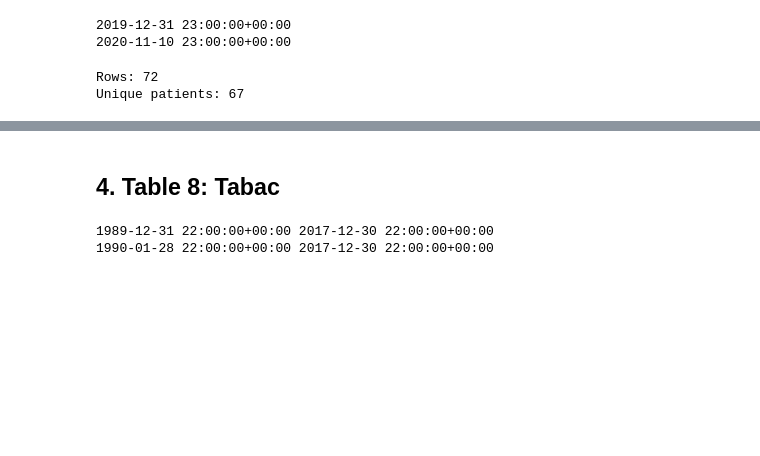
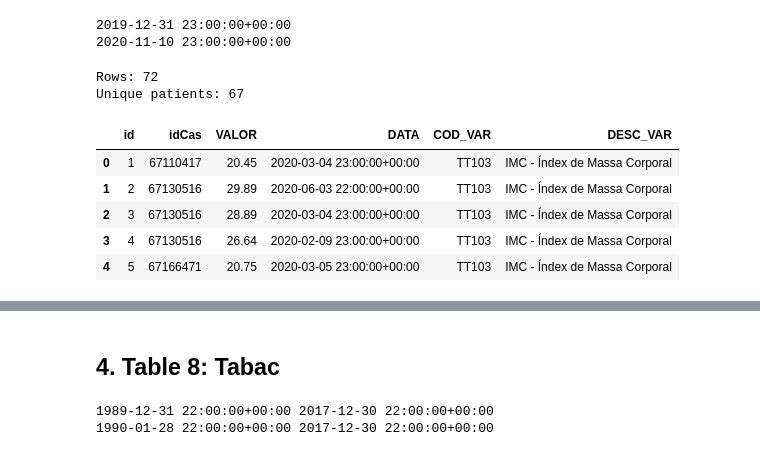
Before and after one commit to laiaraja/Data-sintetica, a Jupyter notebook: src/anys_cobertura_taules.ipynb, the cells around one changed output, grey strips where cells are left out. Drawn from its saved outputs; the diff is of its cells as text; code cells hidden in the pictures; blank space fills up the shorter version.

```diff
--- a/src/anys_cobertura_taules.ipynb
+++ b/src/anys_cobertura_taules.ipynb
@@ -54,3 +55,12 @@ df_4_derivacio_schiz.to_csv(r"C:\Users\laiar\Desktop\DATOS_PADRIS_nets\Datos_pad
 # %% [output]
 Rows: 72
 Unique patients: 67
+# %%
+df_6_imc.head()
+# %% [output]
+|  | id | idCas | VALOR | DATA | COD_VAR | DESC_VAR |
+| 0 | 1 | 67110417 | 20.45 | 2020-03-04 23:00:00+00:00 | TT103 | IMC - Índex de Massa Corporal |
+| 1 | 2 | 67130516 | 29.89 | 2020-06-03 22:00:00+00:00 | TT103 | IMC - Índex de Massa Corporal |
+| 2 | 3 | 67130516 | 28.89 | 2020-03-04 23:00:00+00:00 | TT103 | IMC - Índex de Massa Corporal |
+| 3 | 4 | 67130516 | 26.64 | 2020-02-09 23:00:00+00:00 | TT103 | IMC - Índex de Massa Corporal |
+| 4 | 5 | 67166471 | 20.75 | 2020-03-05 23:00:00+00:00 | TT103 | IMC - Índex de Massa Corporal |
```
Also changed, not shown: parts of 2 cells of this notebook, 3 other files.
